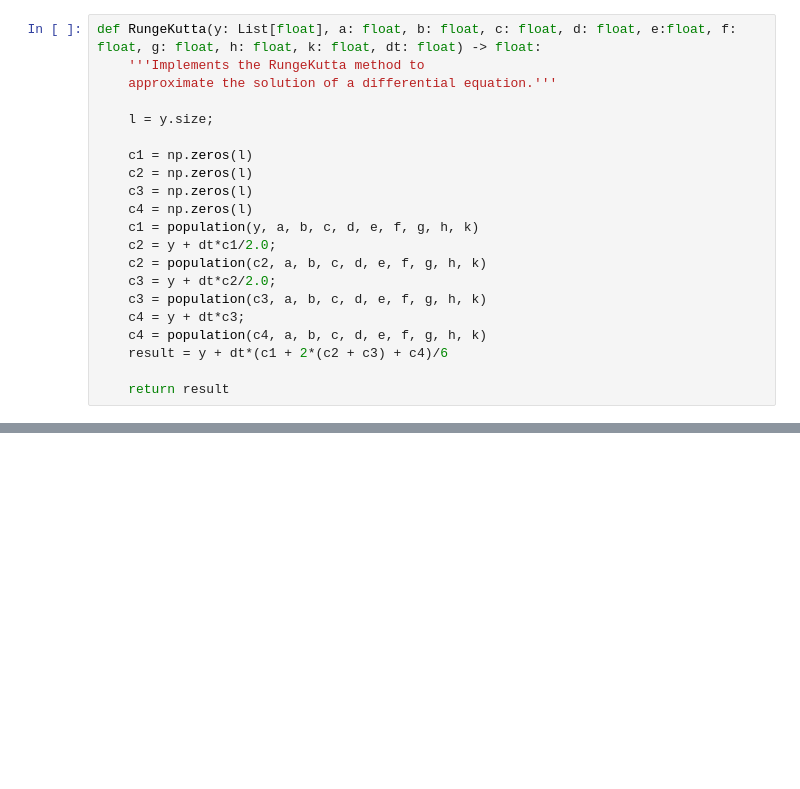
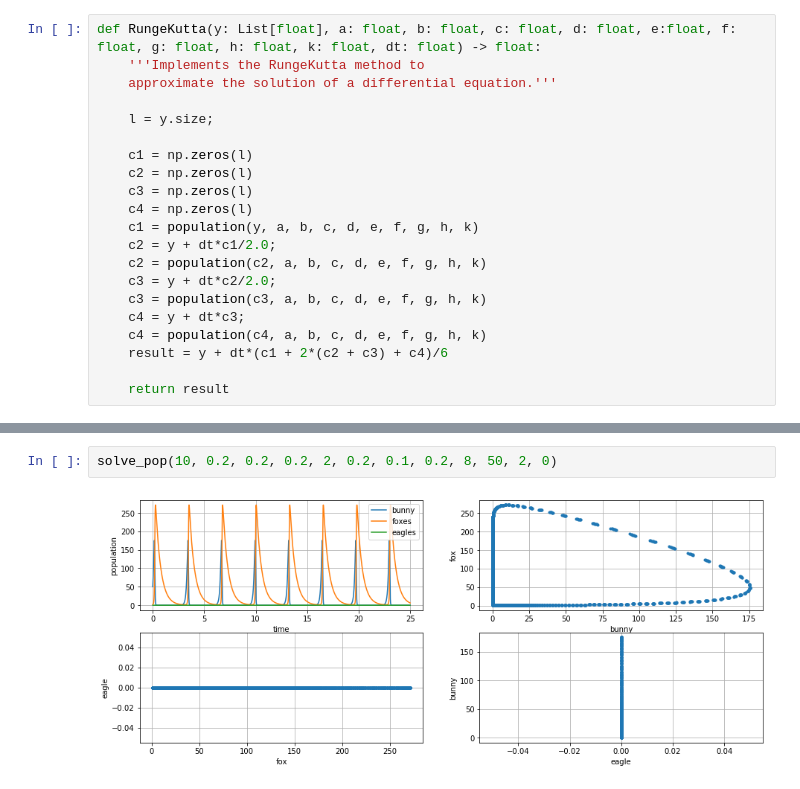
Before and after one commit to thatmariia/ModellingODE, a Jupyter notebook: Lotka Volterra.ipynb, the cells around one changed output, grey strips where cells are left out. Drawn from its saved outputs; the diff is of its cells as text; blank space fills up the shorter version.

```diff
--- a/Lotka Volterra.ipynb
+++ b/Lotka Volterra.ipynb
@@ -96,4 +96,8 @@ def solve_pop(a: float, b: float, c: float, d: float, e:float, f: float, g: floa
 
 
     plt.show()
+# %%
+solve_pop(10, 0.2, 0.2, 0.2, 2, 0.2, 0.1, 0.2, 8, 50, 2, 0)
+# %% [output]
+[figure, added]
 # %%
```
Also changed, not shown: parts of 5 cells of this notebook.
